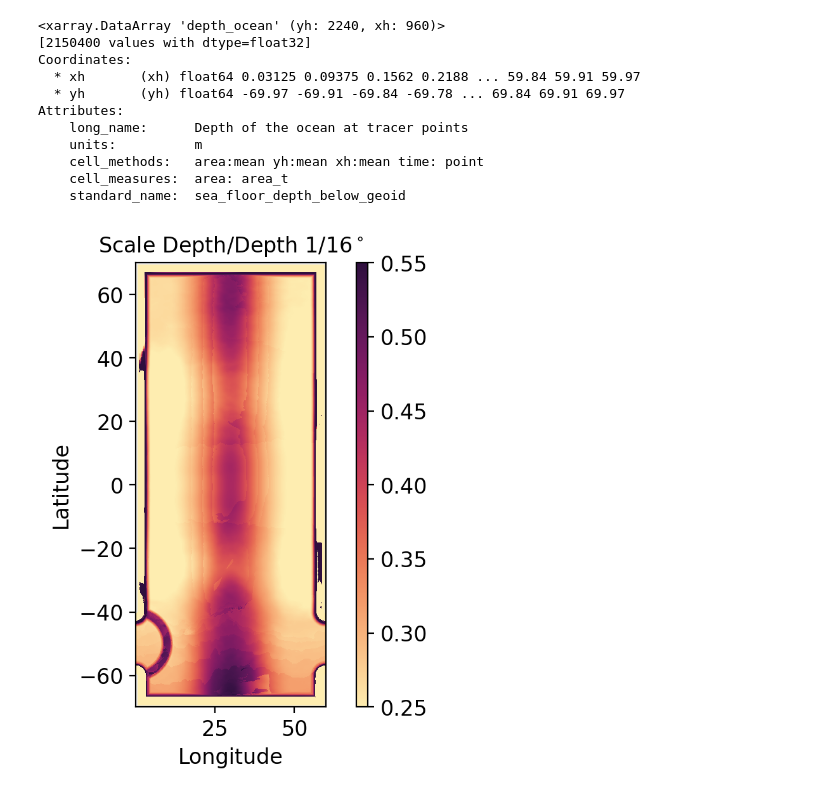
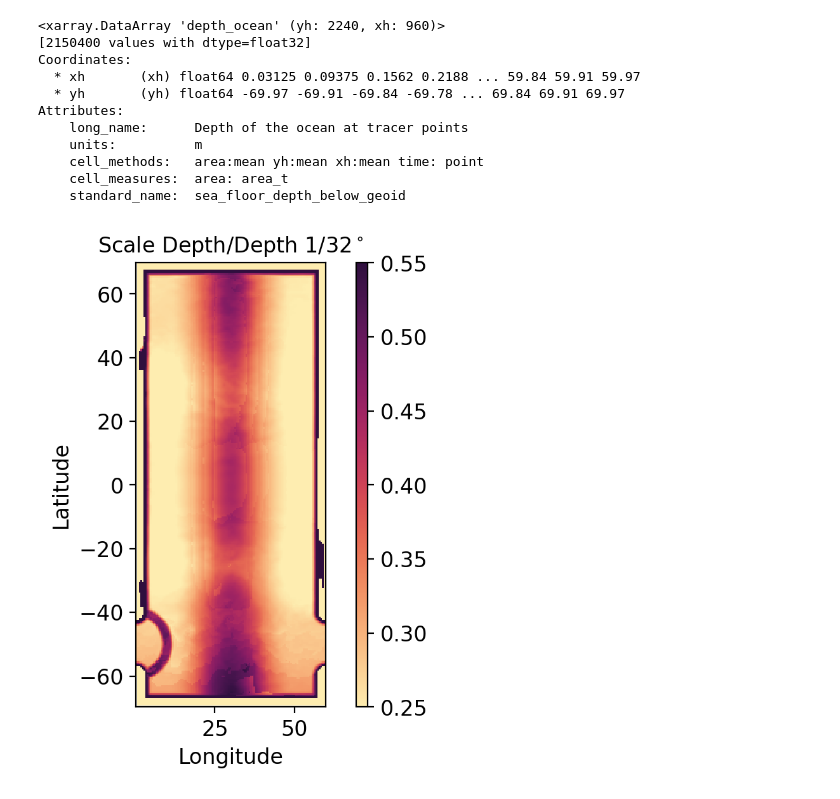
Before and after one commit to ElizabethYankovsky/Neverworld2-Analysis, a Jupyter notebook: Vertical_Structure_with_Jake/Thermocline_depths.ipynb, the cells around one changed output. Drawn from its saved outputs; the diff is of its cells as text; code cells hidden in the pictures.

```diff
--- a/Vertical_Structure_with_Jake/Thermocline_depths.ipynb
+++ b/Vertical_Structure_with_Jake/Thermocline_depths.ipynb
@@ -61,22 +105,7 @@ Data variables:
-# %%
-xh= fs.xh.values
-yh = fs.yh.values
-Nlayers=15
-Depth=fs.depth_ocean
-rho  =os.Layer
-rho= rho.Layer.rename({'Layer': 'zl'})
-
-h  = av['h'].mean('time').fillna(0.)
-#Remove thin layers
-h_masked = h.where(h >.1)
-mask = h_masked*0+1.
-rho_3D=mask*rho
-
-layer_pos = h_masked.cumsum(dim='zl')*mask
 # %%
 ##Testing the curve fitting at one location
 
-ind1 = 480
+ind1 = 80
 ind2 = 60
 
 local_rho   = rho_3D[:,ind1,ind2].dropna('zl')
@@ -168,25 +186,25 @@ Attributes:
 # %%
 fig = plt.figure(figsize=(3, 5), dpi=200, facecolor='w', edgecolor='k')
 ax1 = fig.add_axes([0.15,0.2,0.6,0.7])
 ax2 = fig.add_axes([.78, 0.2, 0.03, 0.7])
 ax1.set_facecolor((0.92, 0.92, 0.92))
-ax1.set_title('Scale Depth/Depth 1/16$^\circ$',fontsize=12)
+ax1.set_title('Scale Depth/Depth 1/32$^\circ$',fontsize=12)
 ax1.set_xlabel('Longitude',fontsize=12)
 ax1.set_ylabel('Latitude',fontsize=12)
 ax1.tick_params(labelsize=12);
 ax2.tick_params(labelsize=12)
 
 #levels=np.linspace(0.,.05,51) #not logarithmic colormap
 levels=np.linspace(0,1000,111)
 plotted =ax1.pcolor(xh,yh,depths/Depth,cmap=cmocean.cm.matter,vmin=0.25,vmax=.55)
 
 ax1.set_aspect('equal', 'box')
 cbar = plt.colorbar(mappable=plotted, cax=ax2, orientation = 'vertical');
 cbar.ax.tick_params(labelsize=12);
 #
 plt.show()
 # %% [output]
-[figure, old version]
+[figure, new version]
 # %%
 fig = plt.figure(figsize=(3, 5), dpi=200, facecolor='w', edgecolor='k')
 ax1 = fig.add_axes([0.15,0.2,0.6,0.7])
```
Also changed, not shown: parts of 12 cells of this notebook, 17 other files.
